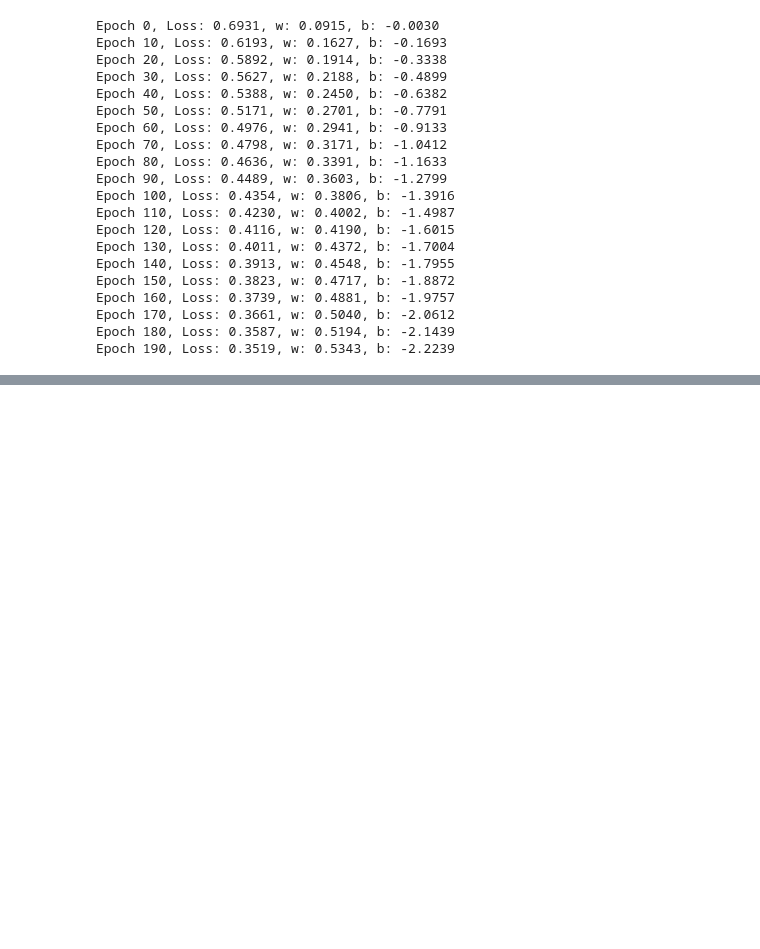
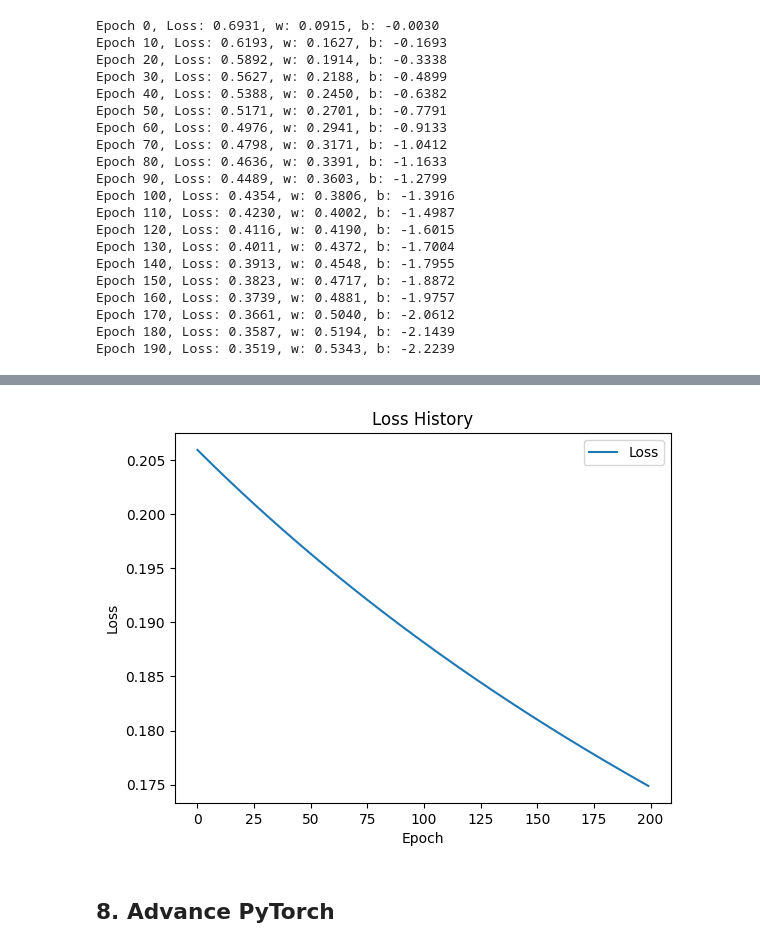
Before and after one commit to Paulyang80/DeepLearningLab, a Jupyter notebook: notebooks/02-logistic-regression.ipynb, the cells around one changed output, grey strips where cells are left out. Saved outputs shown, nothing was run; the diff lists cells and outputs as text; code cells hidden in the pictures; blank space fills up the shorter version.

```diff
--- a/notebooks/02-logistic-regression.ipynb
+++ b/notebooks/02-logistic-regression.ipynb
@@ -484,0 +531,26 @@ Epoch 190, Loss: 0.3519, w: 0.5343, b: -2.2239
+# %%
+model = nn.Linear(1, 1) #input_dim=1, output_dim=1
+sigmoid = nn.Sigmoid()
+# %%
+criterion = nn.BCELoss()
+optimizer = optim.SGD(model.parameters(), lr=0.1)
+# %%
+def train_logistic_regression_pytorch(X, Y, epochs, learning_rate):
+    loss_history = []
+    for epoch in range(epochs):
+        # Forward pass
+        y_pred = sigmoid(model(X))
+        # Compute loss
+        loss = criterion(y_pred, Y)
+        # Zero gradients
+        optimizer.zero_grad()
+        # Calculate gradients
+        loss.backward()
+        # Update weights
+        optimizer.step()
+        loss_history.append(loss.item())
+        if epoch % 10 == 0:
+            print(f"Epoch {epoch}, Loss: {loss.item():.4f}")
+    return loss_history
+# %%
+loss_history = train_logistic_regression_pytorch(X, Y, epochs=200, learning_rate=0.1)
@@ -484,0 +578,14 @@ Epoch 190, Loss: 0.3519, w: 0.5343, b: -2.2239
+# %%
+import matplotlib.pyplot as plt
+
+fig, ax = plt.subplots()
+ax.plot(range(len(loss_history)), loss_history, label='Loss')
+ax.set_xlabel('Epoch')
+ax.set_ylabel('Loss')
+ax.set_title('Loss History')
+ax.legend()
+plt.show()
+# %% [output]
+[figure, added]
+# %% [markdown]
+## 8. Advance PyTorch
```
Also changed, not shown: parts of 8 cells of this notebook.
